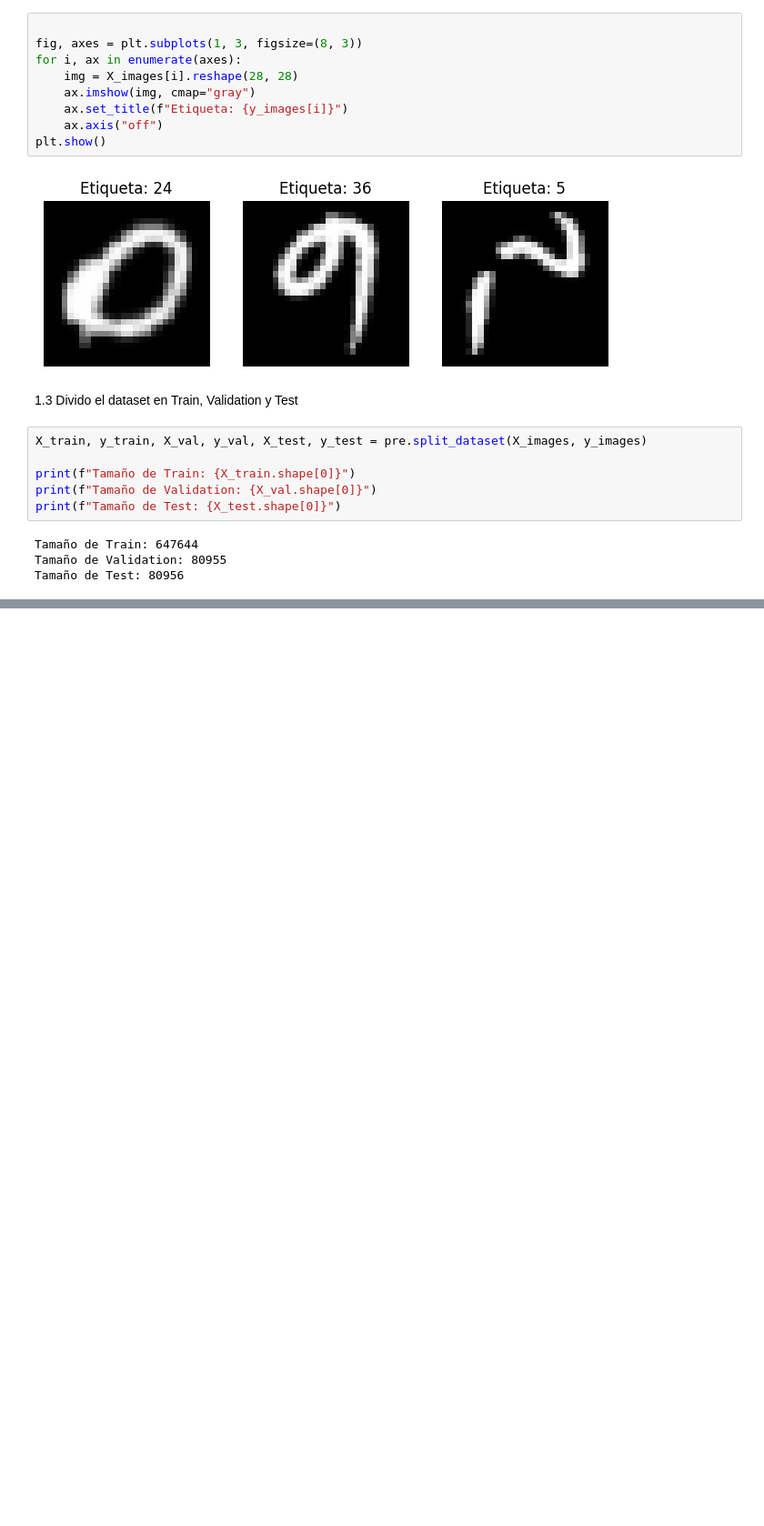
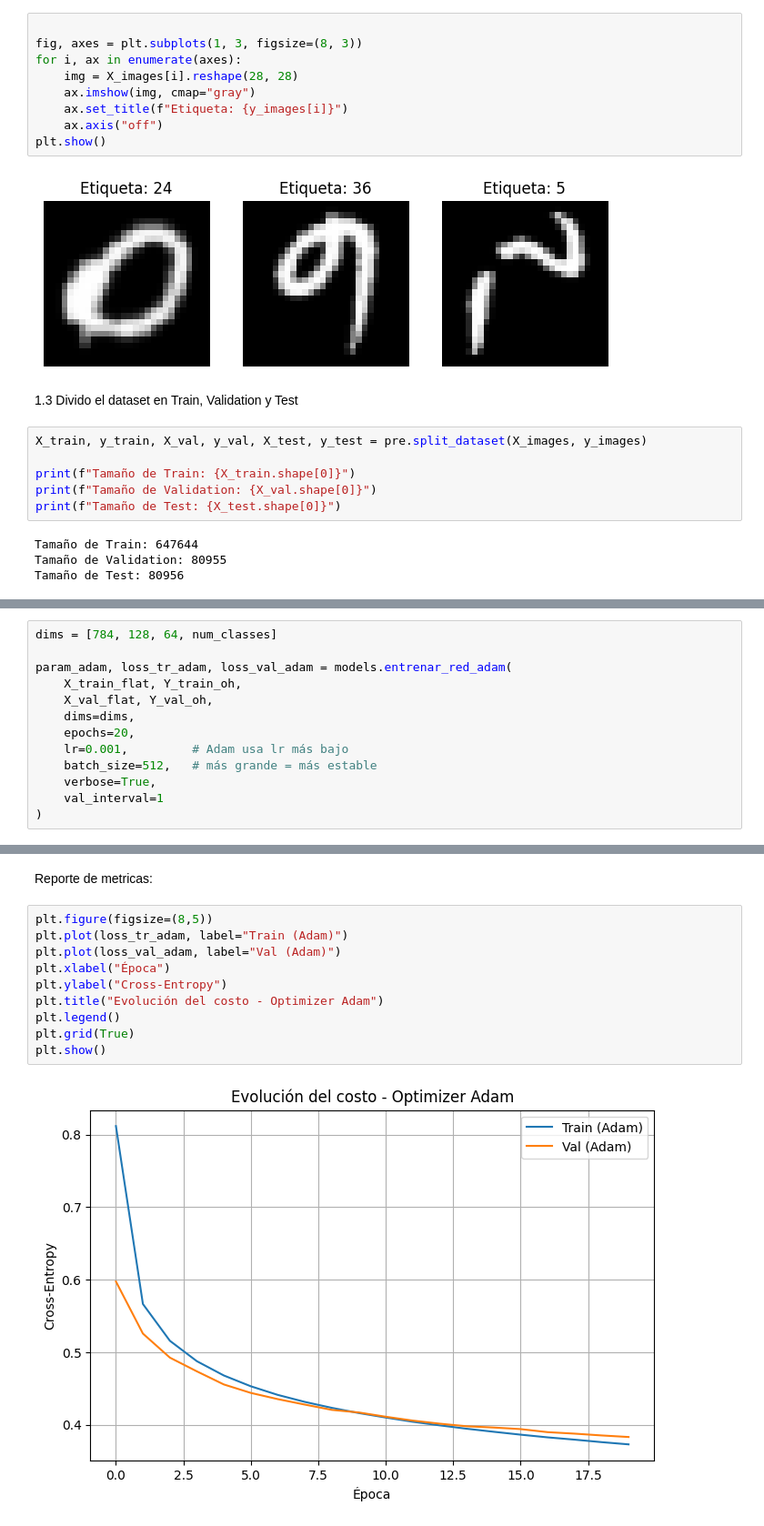
Before and after one commit to Lucaspini01/Machine-Learning, a Jupyter notebook: Tp3-Redes-Neuronales/Pini_Lucas_Notebook_TP3.ipynb, the cells around one changed output, grey strips where cells are left out. Shown at 91% size. Cells and saved outputs as stored; diff of their text form; blank space fills up the shorter version.

```diff
--- a/Tp3-Redes-Neuronales/Pini_Lucas_Notebook_TP3.ipynb
+++ b/Tp3-Redes-Neuronales/Pini_Lucas_Notebook_TP3.ipynb
@@ -102,0 +355,13 @@ plt.show()
+# %%
+dims = [784, 128, 64, num_classes]
+
+param_adam, loss_tr_adam, loss_val_adam = models.entrenar_red_adam(
+    X_train_flat, Y_train_oh,
+    X_val_flat, Y_val_oh,
+    dims=dims,
+    epochs=20,
+    lr=0.001,         # Adam usa lr más bajo
+    batch_size=512,   # más grande = más estable
+    verbose=True,
+    val_interval=1
+)
@@ -102,0 +386,14 @@ plt.show()
+# %% [markdown]
+Reporte de metricas:
+# %%
+plt.figure(figsize=(8,5))
+plt.plot(loss_tr_adam, label="Train (Adam)")
+plt.plot(loss_val_adam, label="Val (Adam)")
+plt.xlabel("Época")
+plt.ylabel("Cross-Entropy")
+plt.title("Evolución del costo - Optimizer Adam")
+plt.legend()
+plt.grid(True)
+plt.show()
+# %% [output]
+[figure, added]
```
Also changed, not shown: parts of 37 cells of this notebook, 2 other files.
